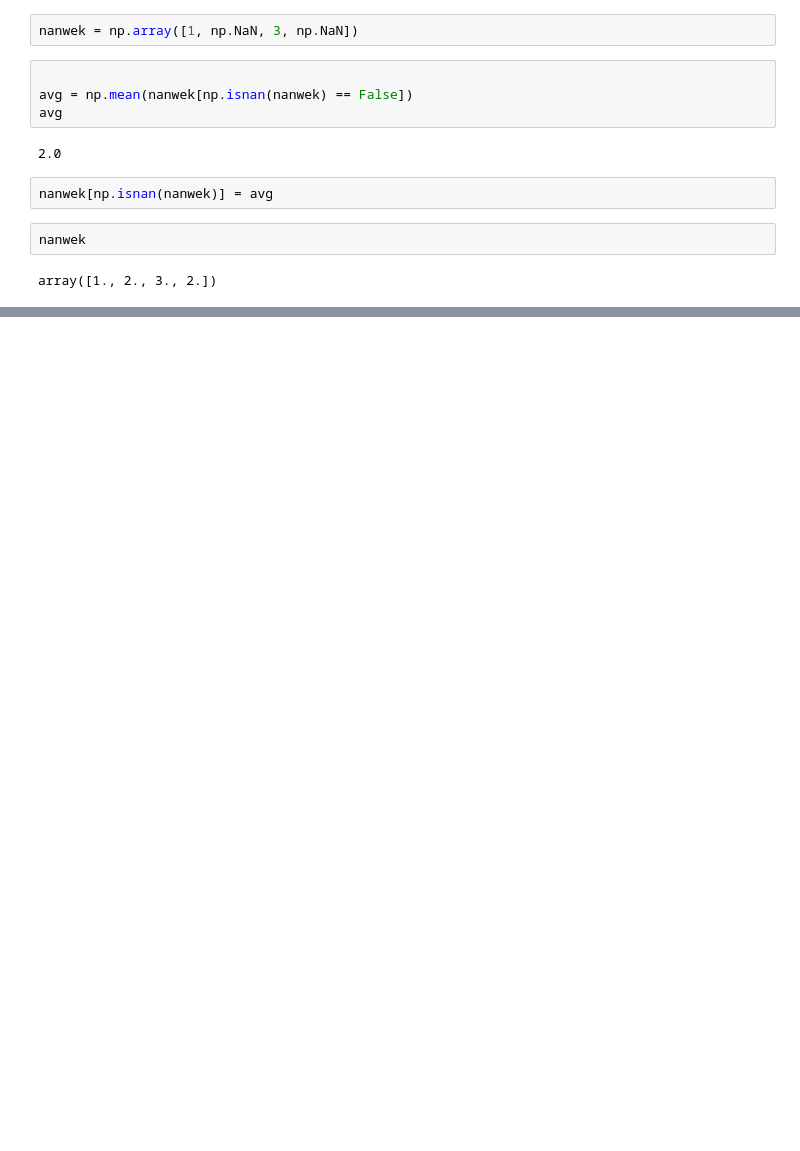
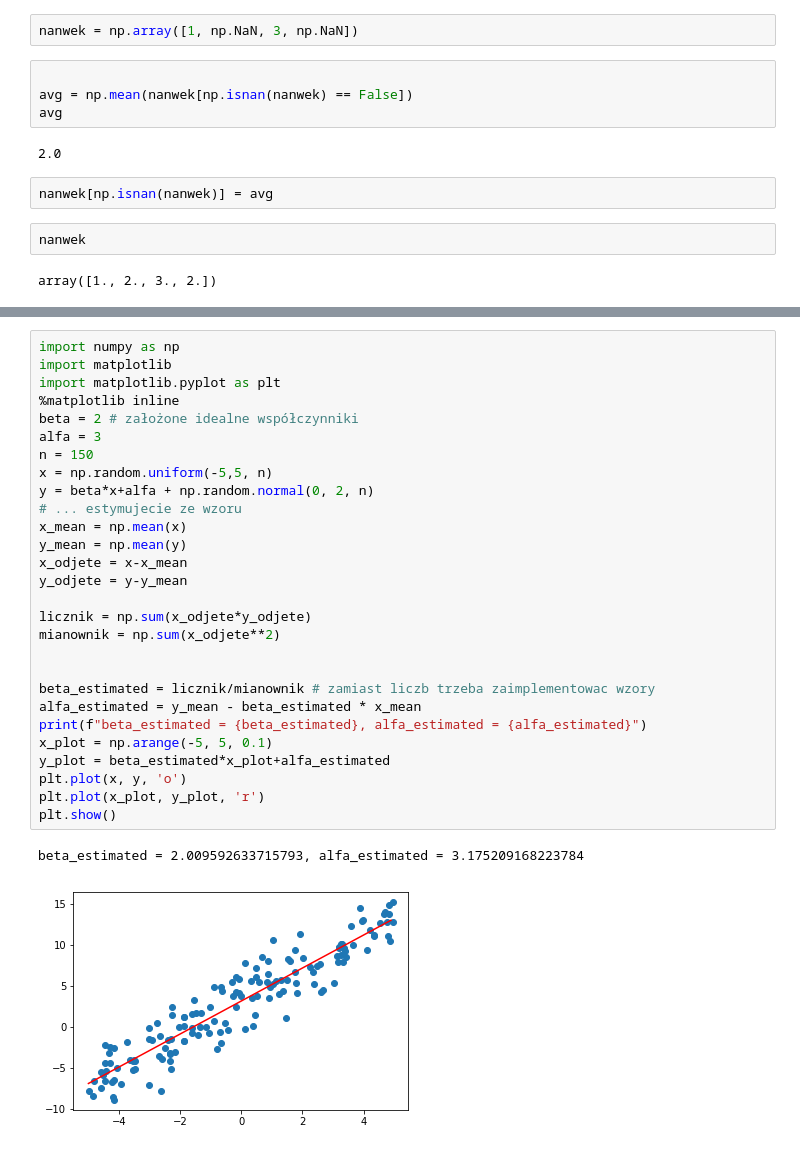
Before and after one commit to mrcngrcki/bootcamp, a Jupyter notebook: numpy/Zadania numpy.ipynb, the cells around one changed output, grey strips where cells are left out. Cells and saved outputs as stored; diff of their text form; blank space fills up the shorter version.

Commit message:
numpy wektory

```diff
--- a/numpy/Zadania numpy.ipynb
+++ b/numpy/Zadania numpy.ipynb
@@ -227,0 +506,31 @@ array([1., 2., 3., 2.])
+# %%
+import numpy as np
+import matplotlib
+import matplotlib.pyplot as plt
+%matplotlib inline
+beta = 2 # założone idealne współczynniki
+alfa = 3
+n = 150
+x = np.random.uniform(-5,5, n)
+y = beta*x+alfa + np.random.normal(0, 2, n)
+# ... estymujecie ze wzoru
+x_mean = np.mean(x)
+y_mean = np.mean(y)
+x_odjete = x-x_mean
+y_odjete = y-y_mean
+
+licznik = np.sum(x_odjete*y_odjete)
+mianownik = np.sum(x_odjete**2)
+
+
+beta_estimated = licznik/mianownik # zamiast liczb trzeba zaimplementowac wzory
+alfa_estimated = y_mean - beta_estimated * x_mean
+print(f"beta_estimated = {beta_estimated}, alfa_estimated = {alfa_estimated}")
+x_plot = np.arange(-5, 5, 0.1)
+y_plot = beta_estimated*x_plot+alfa_estimated
+plt.plot(x, y, 'o')
+plt.plot(x_plot, y_plot, 'r')
+plt.show()
+# %% [output]
+beta_estimated = 2.009592633715793, alfa_estimated = 3.175209168223784
+[figure, added]
```
Also changed, not shown: parts of 74 cells of this notebook, 1 other file.
